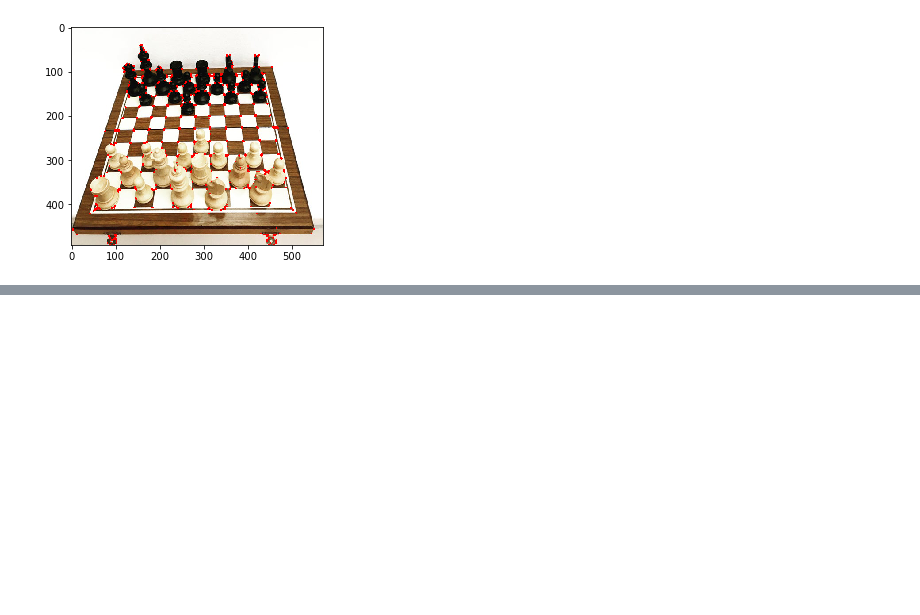
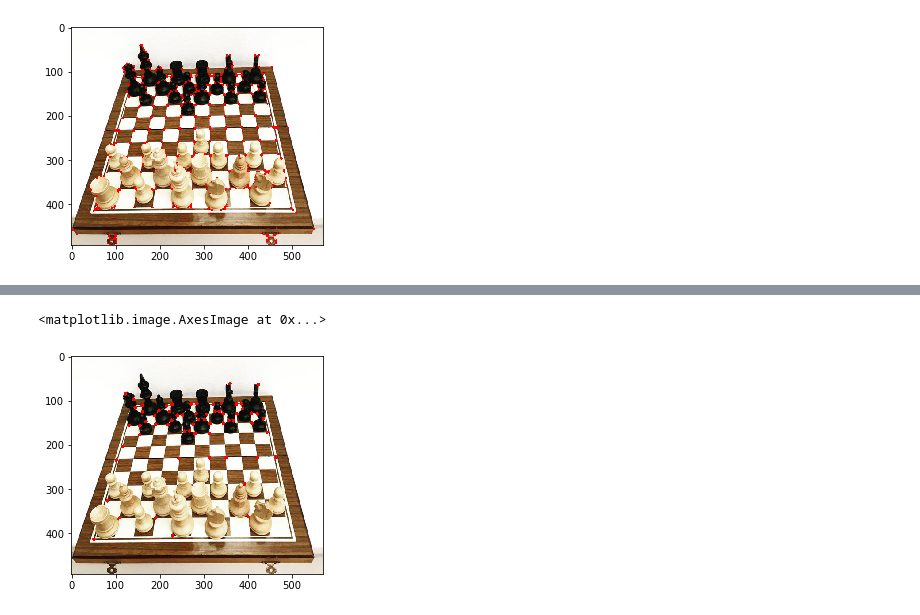
Before and after one commit to poudyalanil/computer-vision, a Jupyter notebook: corner-detection.ipynb, the cells around one changed output, grey strips where cells are left out. Saved outputs shown, nothing was run; the diff lists cells and outputs as text; code cells hidden in the pictures; blank space fills up the shorter version.

```diff
--- a/corner-detection.ipynb
+++ b/corner-detection.ipynb
@@ -68,0 +105,5 @@ plt.imshow(real_chess)
+# %%
+plt.imshow(real_chess)
+# %% [output]
+<matplotlib.image.AxesImage at 0x...>
+[figure, added]
```
Also changed, not shown: parts of 9 cells of this notebook.
